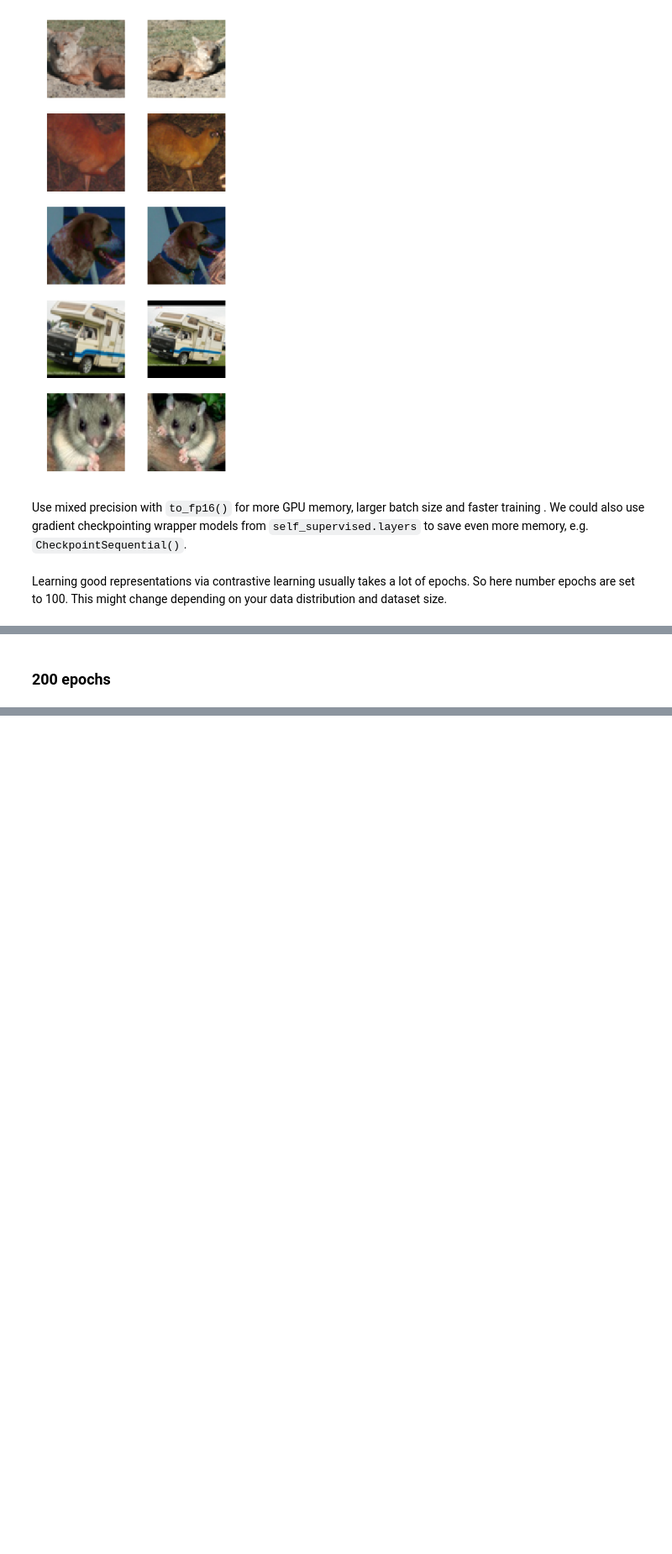
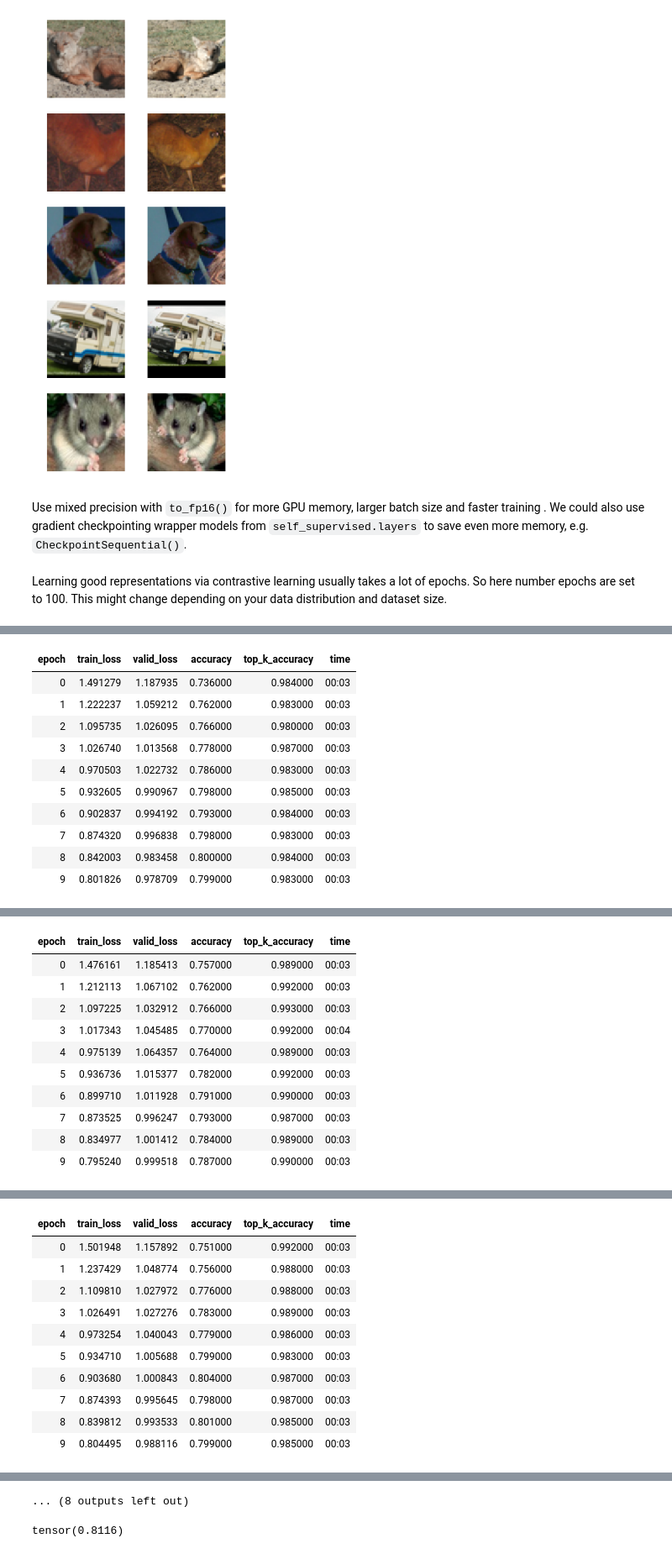
Before and after one commit to KeremTurgutlu/self_supervised, a Jupyter notebook: examples/vision/10 - training_simclr_stl10.ipynb, the cells around one changed output, grey strips where cells are left out. Shown at 84% size. Cells and saved outputs as stored; diff of their text form; code cells hidden in the pictures; blank space fills up the shorter version.

```diff
--- a/examples/vision/10 - training_simclr_stl10.ipynb
+++ b/examples/vision/10 - training_simclr_stl10.ipynb
@@ -289,4 +362,0 @@ np.mean(acc)
-# %%
-acc = []
-runs = 3
-for i in range(runs): acc += [finetune(size, epochs=20, arch='xresnet34', encoder_path=f'models/simclr_iwang_sz{size}_epc100_encoder.pth')]
@@ -297,4 +362,0 @@ np.mean(acc)
-# %%
-acc = []
-runs = 1
-for i in range(runs): acc += [finetune(size, epochs=80, arch='xresnet34',encoder_path=f'models/simclr_iwang_sz{size}_epc100_encoder.pth')]
@@ -303,6 +362,0 @@ np.mean(acc)
-# %% [markdown]
-### 200 epochs
-# %%
-acc = []
-runs = 1
-for i in range(runs): acc += [finetune(size, epochs=200, arch='xresnet34', encoder_path=f'models/simclr_iwang_sz{size}_epc100_encoder.pth')]
@@ -310,0 +363,28 @@ np.mean(acc)
+# %%
+def fit_predict(fold_idx=0, epochs=10, lr=1e-2, wd=1e-3):
+    # craete learner from pretrained model
+    learner = create_learner(fold_idx)
+    # freeze encoder and fit MLP
+    learner.freeze_to(1)
+    learner.fit_flat_cos(epochs, lr, wd=wd)
+    # predict on test set
+    test_dl = learner.dls.test_dl(test_images)
+    preds = learner.get_preds(dl=test_dl)
+    preds = torch.argmax(preds[0], dim=1)
+    # calc accuracy
+    acc = (preds == tensor(test_labels-1)).float().mean()
+    return acc
+# %%
+res = [fit_predict(i) for i in range(10)]
+# %% [output]
+| epoch | train_loss | valid_loss | accuracy | top_k_accuracy | time |
+| 0 | 1.491279 | 1.187935 | 0.736000 | 0.984000 | 00:03 |
+| 1 | 1.222237 | 1.059212 | 0.762000 | 0.983000 | 00:03 |
+| 2 | 1.095735 | 1.026095 | 0.766000 | 0.980000 | 00:03 |
+| 3 | 1.026740 | 1.013568 | 0.778000 | 0.987000 | 00:03 |
+| 4 | 0.970503 | 1.022732 | 0.786000 | 0.983000 | 00:03 |
+| 5 | 0.932605 | 0.990967 | 0.798000 | 0.985000 | 00:03 |
+| 6 | 0.902837 | 0.994192 | 0.793000 | 0.984000 | 00:03 |
+| 7 | 0.874320 | 0.996838 | 0.798000 | 0.983000 | 00:03 |
+| 8 | 0.842003 | 0.983458 | 0.800000 | 0.984000 | 00:03 |
+| 9 | 0.801826 | 0.978709 | 0.799000 | 0.983000 | 00:03 |
@@ -310,0 +392,11 @@ np.mean(acc)
+| epoch | train_loss | valid_loss | accuracy | top_k_accuracy | time |
+| 0 | 1.476161 | 1.185413 | 0.757000 | 0.989000 | 00:03 |
+| 1 | 1.212113 | 1.067102 | 0.762000 | 0.992000 | 00:03 |
+| 2 | 1.097225 | 1.032912 | 0.766000 | 0.993000 | 00:03 |
+| 3 | 1.017343 | 1.045485 | 0.770000 | 0.992000 | 00:04 |
+| 4 | 0.975139 | 1.064357 | 0.764000 | 0.989000 | 00:03 |
+| 5 | 0.936736 | 1.015377 | 0.782000 | 0.992000 | 00:03 |
+| 6 | 0.899710 | 1.011928 | 0.791000 | 0.990000 | 00:03 |
+| 7 | 0.873525 | 0.996247 | 0.793000 | 0.987000 | 00:03 |
+| 8 | 0.834977 | 1.001412 | 0.784000 | 0.989000 | 00:03 |
+| 9 | 0.795240 | 0.999518 | 0.787000 | 0.990000 | 00:03 |
@@ -310,0 +404,11 @@ np.mean(acc)
+| epoch | train_loss | valid_loss | accuracy | top_k_accuracy | time |
+| 0 | 1.501948 | 1.157892 | 0.751000 | 0.992000 | 00:03 |
+| 1 | 1.237429 | 1.048774 | 0.756000 | 0.988000 | 00:03 |
+| 2 | 1.109810 | 1.027972 | 0.776000 | 0.988000 | 00:03 |
+| 3 | 1.026491 | 1.027276 | 0.783000 | 0.989000 | 00:03 |
+| 4 | 0.973254 | 1.040043 | 0.779000 | 0.986000 | 00:03 |
+| 5 | 0.934710 | 1.005688 | 0.799000 | 0.983000 | 00:03 |
+| 6 | 0.903680 | 1.000843 | 0.804000 | 0.987000 | 00:03 |
+| 7 | 0.874393 | 0.995645 | 0.798000 | 0.987000 | 00:03 |
+| 8 | 0.839812 | 0.993533 | 0.801000 | 0.985000 | 00:03 |
+| 9 | 0.804495 | 0.988116 | 0.799000 | 0.985000 | 00:03 |
@@ -310,0 +452,5 @@ np.mean(acc)
+... (8 outputs left out)
+# %%
+torch.stack(res).mean()
+# %% [output]
+tensor(0.8116)
```
Also changed, not shown: parts of 35 cells of this notebook, 5 other files.
